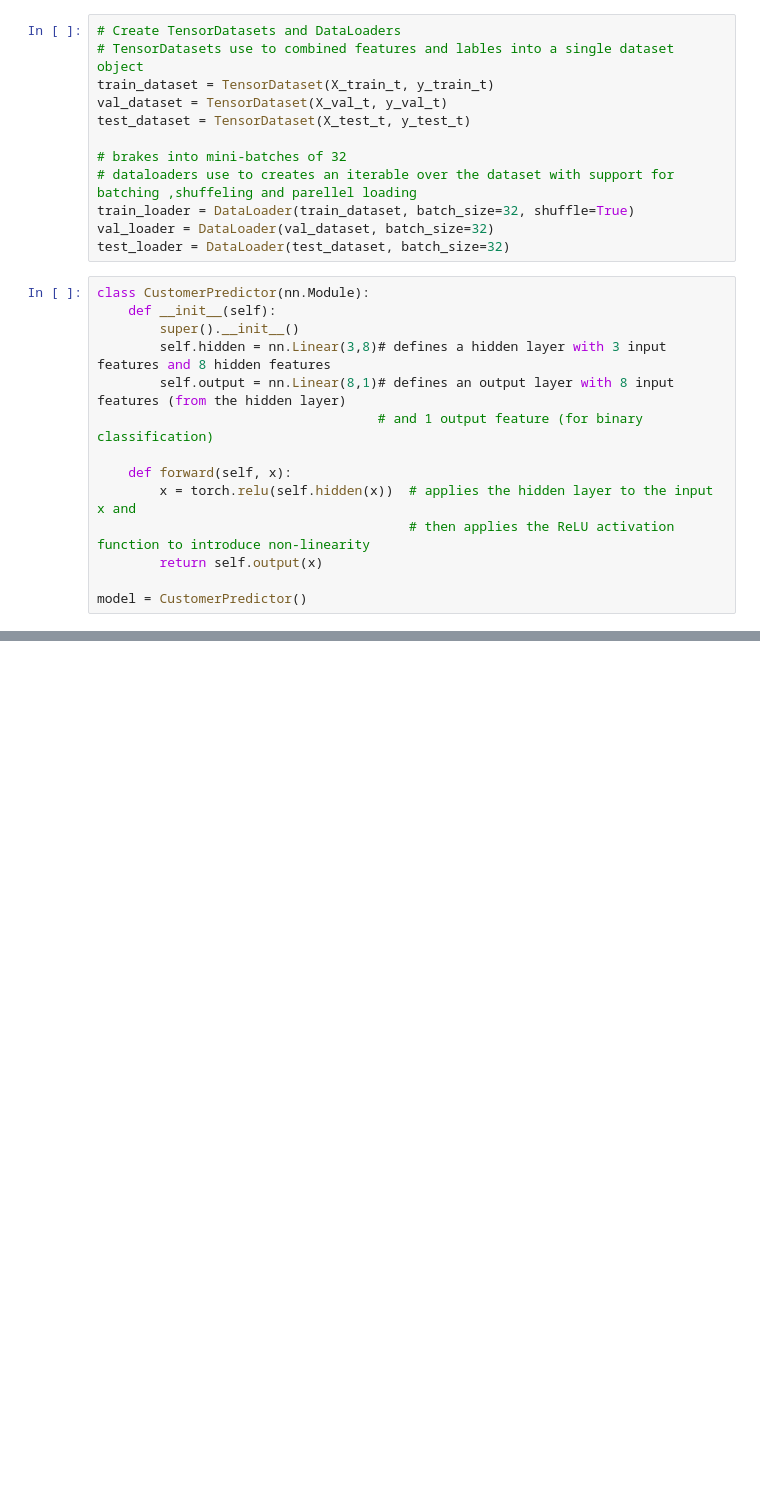
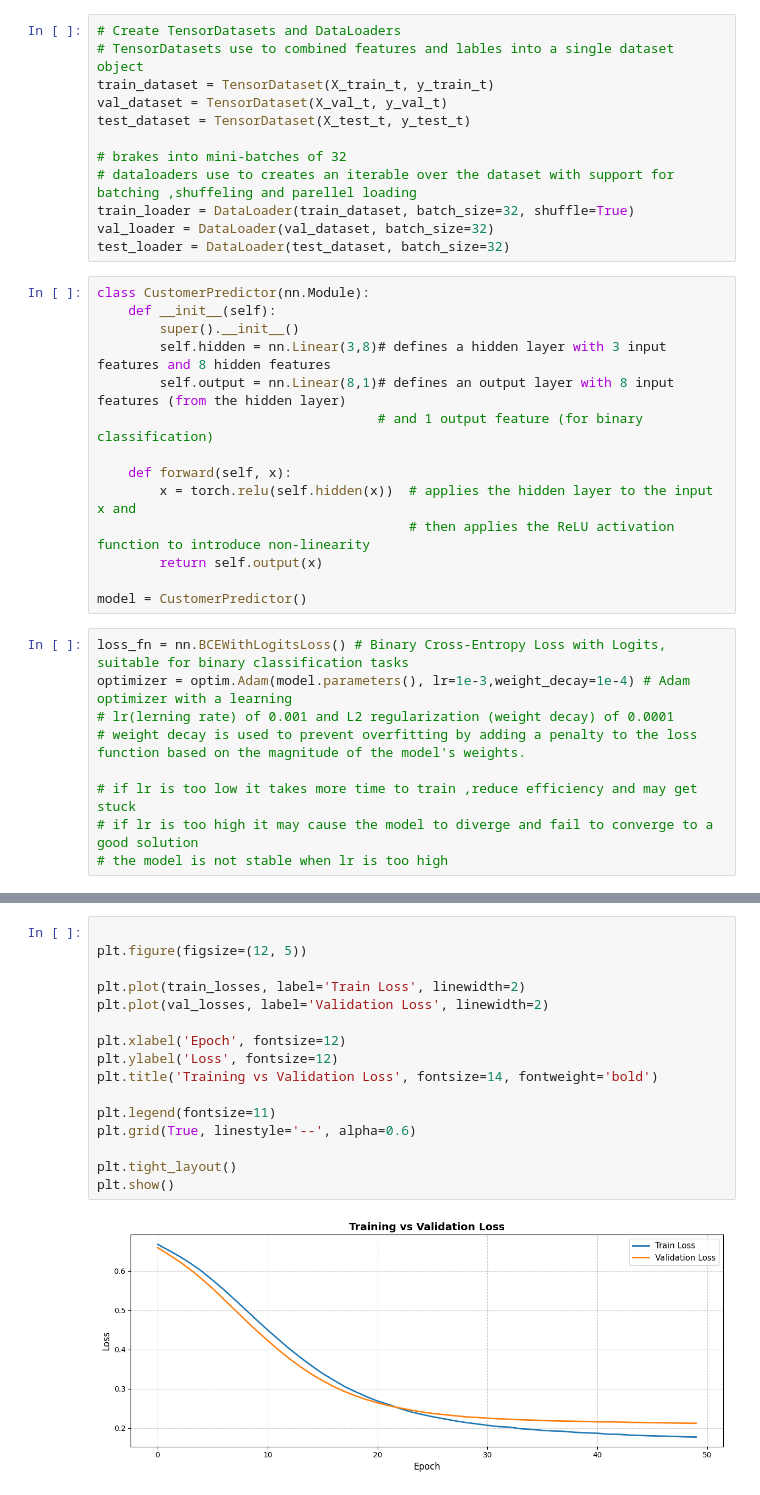
Before and after one commit to Dewmi2004/Neural-network, a Jupyter notebook: sample_NN.ipynb, the cells around one changed output, grey strips where cells are left out. Cells and saved outputs as stored; diff of their text form; blank space fills up the shorter version.

```diff
--- a/sample_NN.ipynb
+++ b/sample_NN.ipynb
@@ -69,3 +69,12 @@ class CustomerPredictor(nn.Module):
         return self.output(x)
 
 model = CustomerPredictor()
+# %%
+loss_fn = nn.BCEWithLogitsLoss() # Binary Cross-Entropy Loss with Logits, suitable for binary classification tasks
+optimizer = optim.Adam(model.parameters(), lr=1e-3,weight_decay=1e-4) # Adam optimizer with a learning
+# lr(lerning rate) of 0.001 and L2 regularization (weight decay) of 0.0001
+# weight decay is used to prevent overfitting by adding a penalty to the loss function based on the magnitude of the model's weights.
+
+# if lr is too low it takes more time to train ,reduce efficiency and may get stuck
+# if lr is too high it may cause the model to diverge and fail to converge to a good solution
+# the model is not stable when lr is too high
@@ -71,0 +239,18 @@ model = CustomerPredictor()
+# %%
+
+plt.figure(figsize=(12, 5))
+
+plt.plot(train_losses, label='Train Loss', linewidth=2)
+plt.plot(val_losses, label='Validation Loss', linewidth=2)
+
+plt.xlabel('Epoch', fontsize=12)
+plt.ylabel('Loss', fontsize=12)
+plt.title('Training vs Validation Loss', fontsize=14, fontweight='bold')
+
+plt.legend(fontsize=11)
+plt.grid(True, linestyle='--', alpha=0.6)
+
+plt.tight_layout()
+plt.show()
+# %% [output]
+[figure, added]
```
Also changed, not shown: parts of 5 cells of this notebook, 1 other file.
